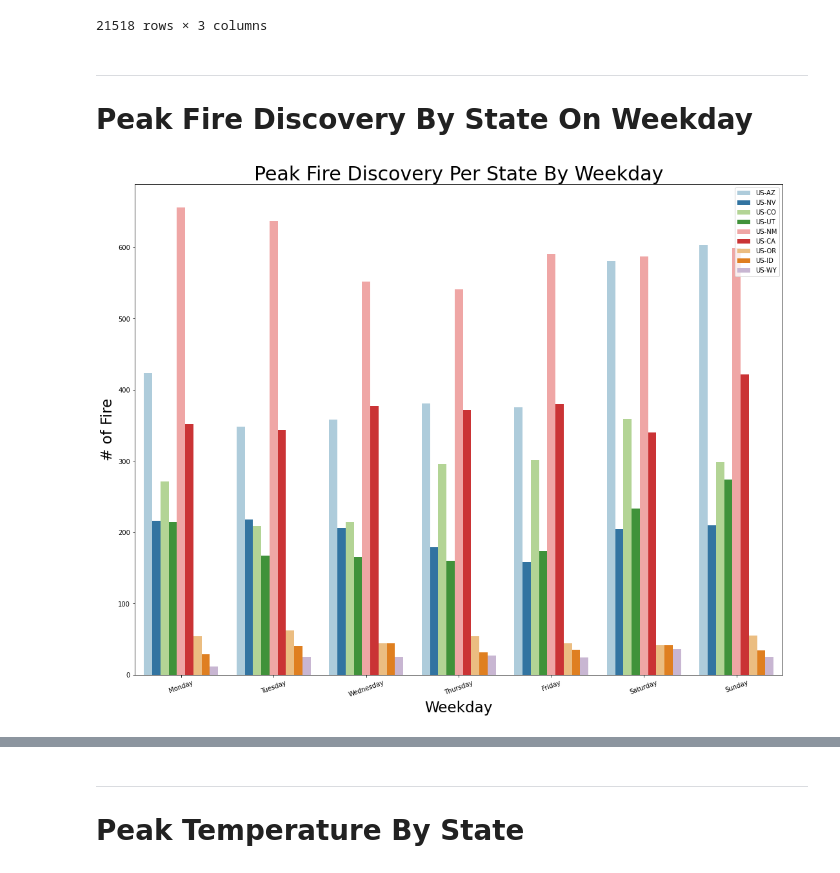
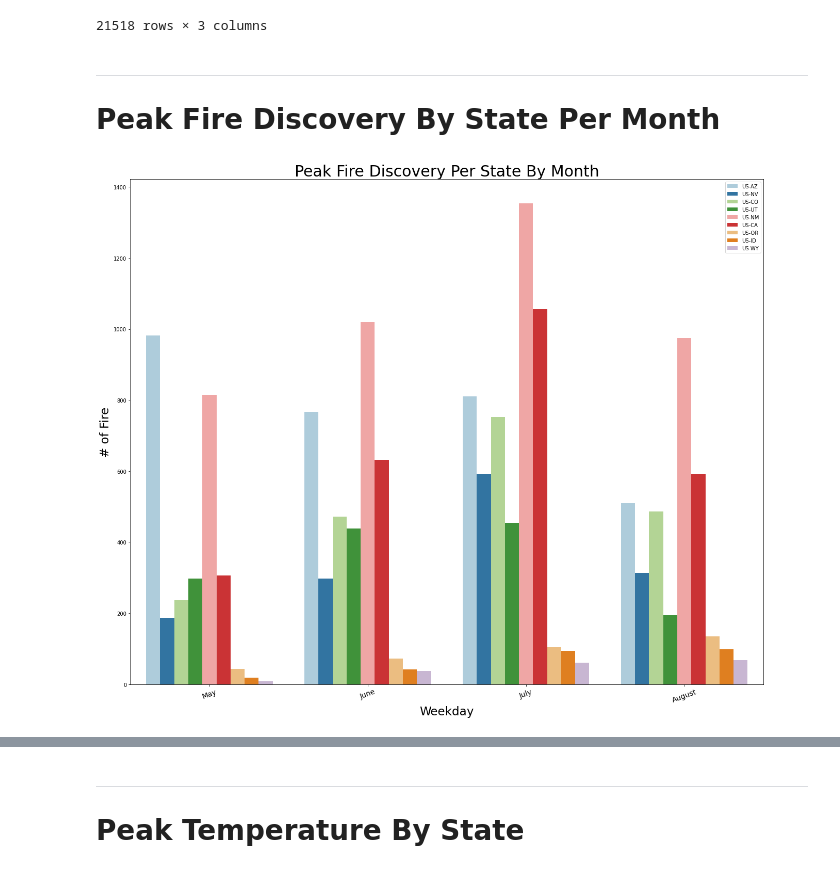
Before and after one commit to jeff-shakes/Wildfire_Size_Prediction, a Jupyter notebook: src/01_cleaning_eda/01.3_basic_EDA.ipynb, the cells around one changed output, grey strips where cells are left out. Cells and saved outputs as stored; diff of their text form; code cells hidden in the pictures.

```diff
--- a/src/01_cleaning_eda/01.3_basic_EDA.ipynb
+++ b/src/01_cleaning_eda/01.3_basic_EDA.ipynb
@@ -168,6 +168,7 @@ def plot_by_arg(
     top_bar_count=False,
     xticks_name=[],
     hue=None,
+    xtick_fontsize=14,
 ):
     """Dynamic count plot for analysis and save the image
 
@@ -214,7 +215,7 @@ def plot_by_arg(
         # Xticks
         if xticks_name:
             ax.set_xticks(
-                np.arange(0, len(xticks_name)), xticks_name, rotation=rotation
+                np.arange(0, len(xticks_name)), xticks_name, rotation=rotation, fontsize=xtick_fontsize
             )
 
         if hue:
@@ -558,30 +574,31 @@ temp_df.select_dtypes('O')
 21518 rows × 3 columns
 # %% [markdown]
 ----
-# Peak Fire Discovery By State On Weekday
+
+# Peak Fire Discovery By State Per Month
 # %%
 plot_by_arg(
     all_fire_weather[
         (all_fire_weather["firediscoverydatetime_month"] <= peak_fire_month['max'])
         & (all_fire_weather["firediscoverydatetime_month"] >= peak_fire_month['min'])
     ],
-    "firediscoverydatetime_day",
-    figsize=(18, 14),
-    title="Peak Fire Discovery Per State By Weekday",
+    "firediscoverydatetime_month",
+    figsize=(22, 18),
+    title="Peak Fire Discovery Per State By Month",
     xlabel="Weekday",
     ylabel="# of Fire",
     title_fontsize=30,
     xlabel_fontsize=23,
     ylabel_fontsize=23,
     bar_color=sns.color_palette("Paired"),
-    xticks_name=list(calendar.day_name),
+    xticks_name=list(calendar.month_name)[peak_fire_month['min']:peak_fire_month['max']+1],
     rotation=20,
     hue="poostate",
     hue_labels=all_fire_weather['poostate'].unique(),
-    file_path='../../public/visuals/fire_by_state_per_weekday'
+    file_path='../../public/visuals/fire_by_state_per_month'
 )
 # %% [output]
-[figure, old version]
+[figure, new version]
 # %%
 plot_by_arg(
     big_fire_weather[
```
Also changed, not shown: parts of 9 cells of this notebook, 12 other files.
